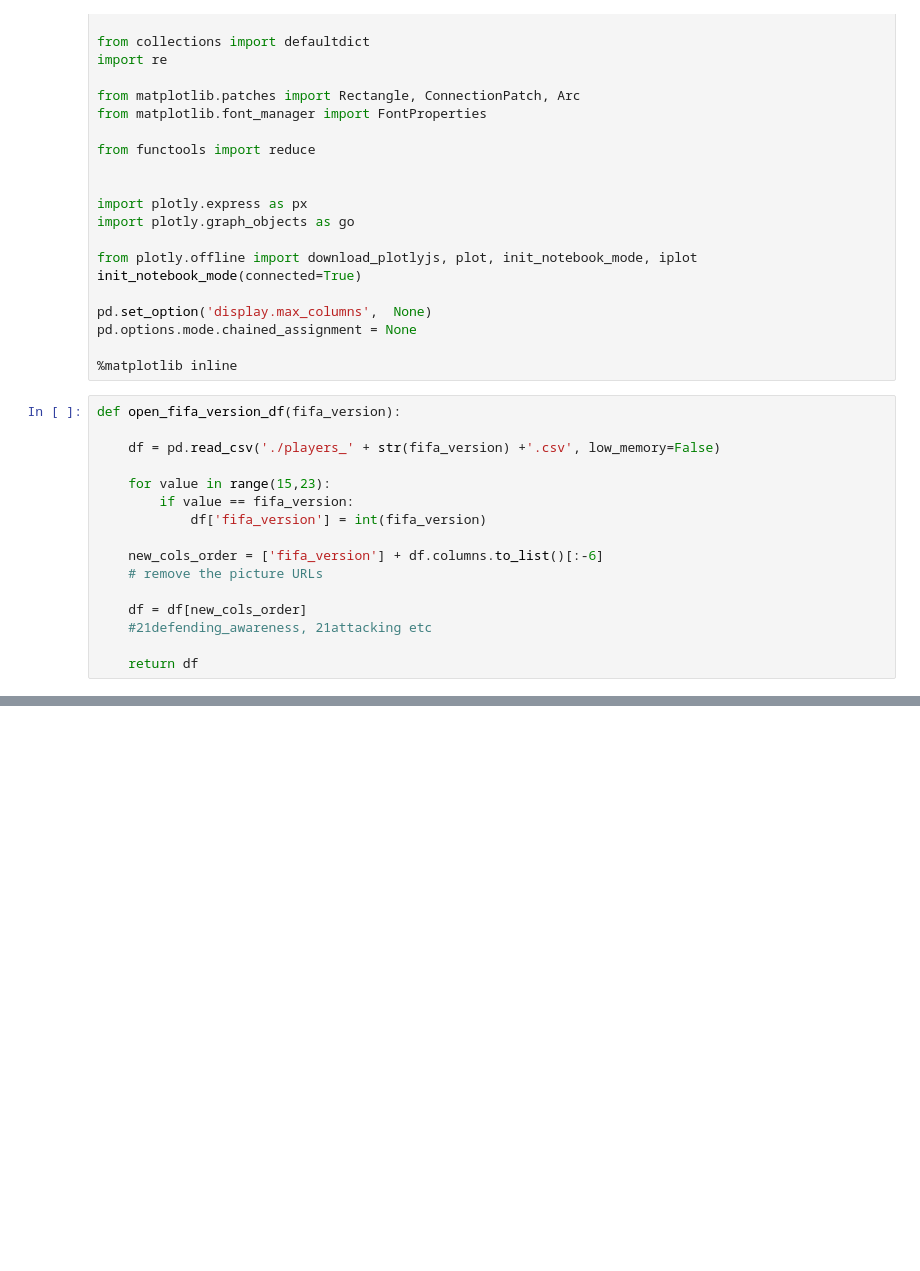
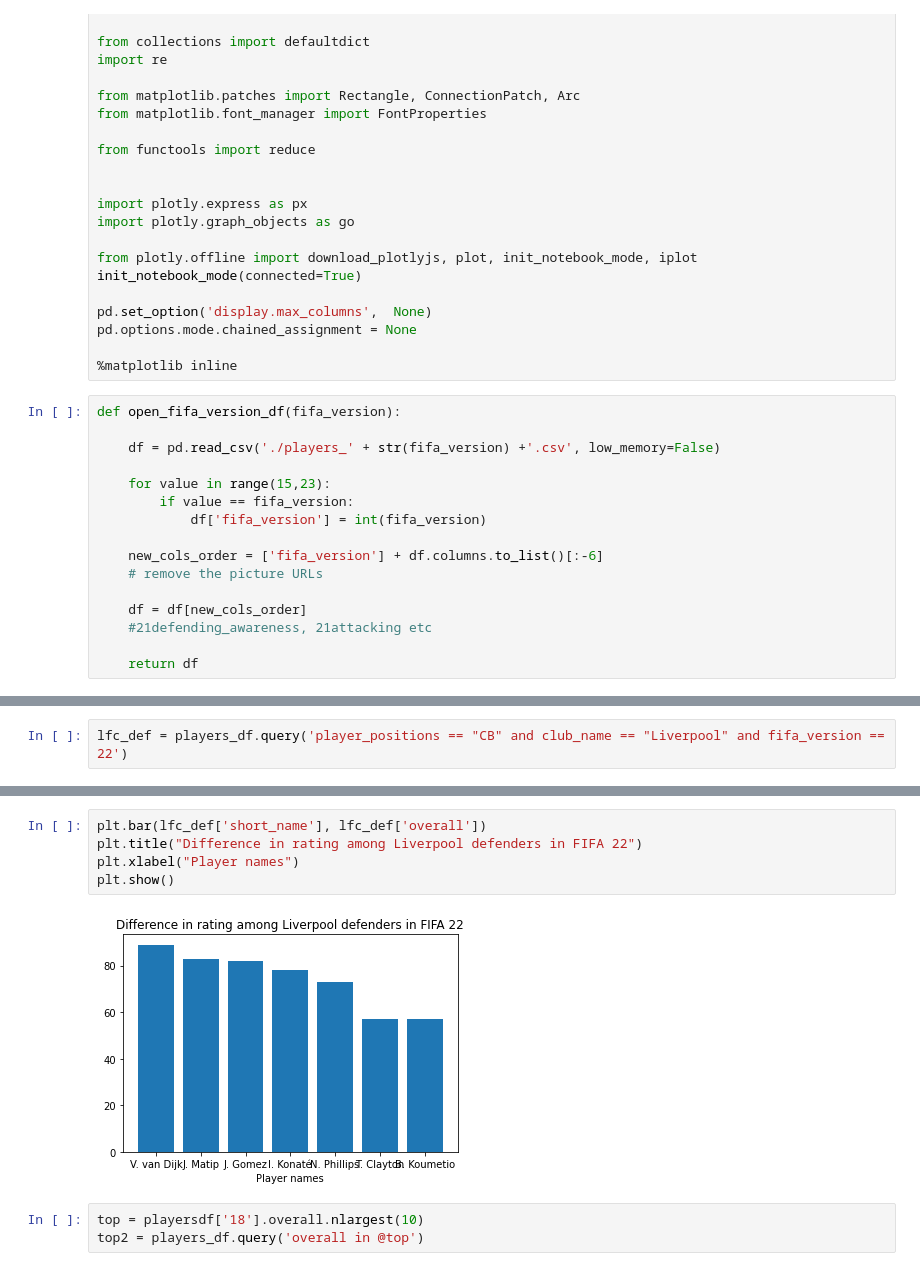
Before and after one commit to kurosakiaduma/fifa_case_study, a Jupyter notebook: Untitled.ipynb, the cells around one changed output, grey strips where cells are left out. Drawn from its saved outputs; the diff is of its cells as text; blank space fills up the shorter version.

```diff
--- a/Untitled.ipynb
+++ b/Untitled.ipynb
@@ -91,0 +110,2 @@ Length: 106, dtype: object
+# %%
+lfc_def = players_df.query('player_positions == "CB" and club_name == "Liverpool" and fifa_version == 22')
@@ -91,0 +123,10 @@ Length: 106, dtype: object
+# %%
+plt.bar(lfc_def['short_name'], lfc_def['overall'])
+plt.title("Difference in rating among Liverpool defenders in FIFA 22")
+plt.xlabel("Player names")
+plt.show()
+# %% [output]
+[figure, added]
+# %%
+top = playersdf['18'].overall.nlargest(10)
+top2 = players_df.query('overall in @top')
```
Also changed, not shown: parts of 14 cells of this notebook.
